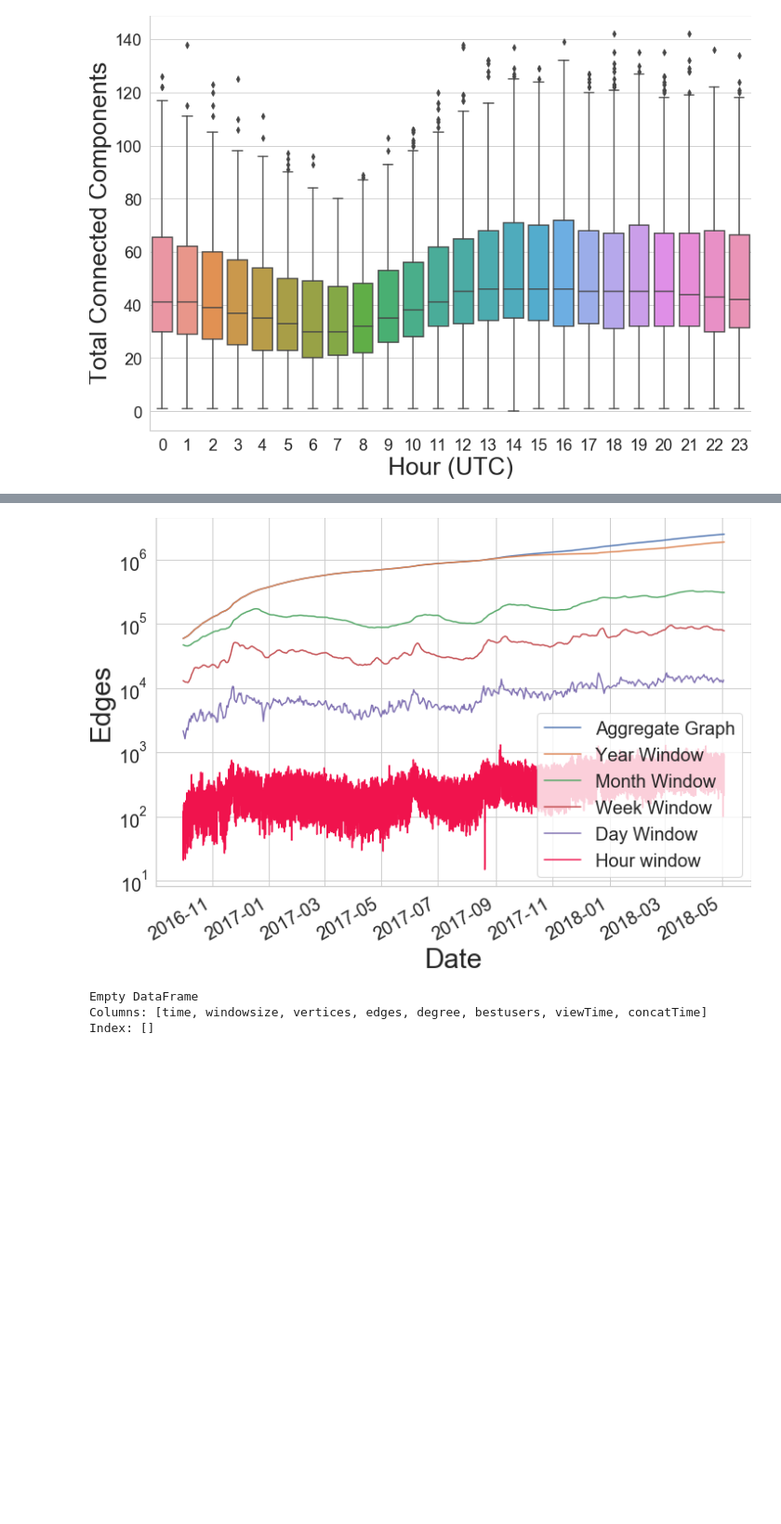
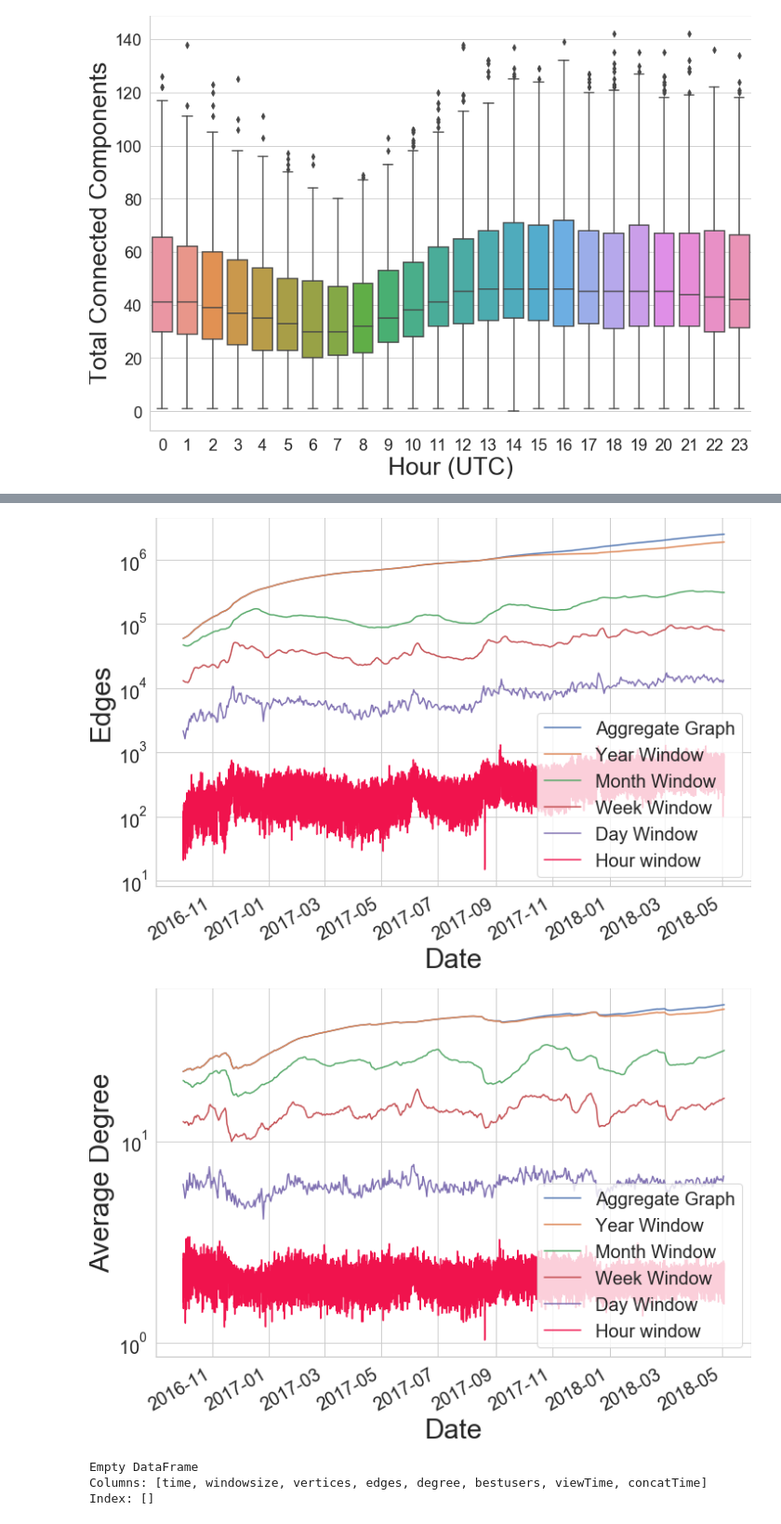
Before and after one commit to miratepuffin/Raphtory-Plots, a Jupyter notebook: Gab Plots.ipynb, the cells around one changed output, grey strips where cells are left out. Shown at 93% size. Saved outputs shown, nothing was run; the diff lists cells and outputs as text; code cells hidden in the pictures; blank space fills up the shorter version.

```diff
--- a/Gab Plots.ipynb
+++ b/Gab Plots.ipynb
@@ -577,6 +496,7 @@ def fullPlot(toPlot,title,x,y,scale,start,end):
         x['index'] = pd.to_datetime(x['time'],unit='ms')
         x.set_index('index', inplace=True)
         x =x[start:end]
+        x['avgdeg']= np.where(x['vertices']<1, x['vertices'], 2*x['edges']/x['vertices'])
         x = x[x[toPlot] != 0]
         x.plot(x='time', y=toPlot,ax=ax, label="Aggregate Graph")
 
@@ -590,6 +510,7 @@ def fullPlot(toPlot,title,x,y,scale,start,end):
         index = 0
         for i in windows:
             y = cc1[cc1['windowsize'] == i]
+            y['avgdeg']= np.where(y['vertices']<1, y['vertices'], 2*y['edges']/y['vertices'])
             #y = y[y[toPlot] != 0]
             y.plot(x='time', y=toPlot,ax=ax, label=labels[index])
             index +=1
@@ -601,34 +522,37 @@ def fullPlot(toPlot,title,x,y,scale,start,end):
         x['time'] = pd.to_datetime(x['time'],unit='ms')
         x.set_index('index', inplace=True)
         x =x[start:end]
+        x['avgdeg']= np.where(x['vertices']<1, x['vertices'], 2*x['edges']/x['vertices'])
         x['hour'] = x.apply(lambda row: int(row['time'].hour),axis=1)
         x = x[x[toPlot] != 0]
         x.plot(x='time', y=toPlot,ax=ax, color="#f0134d", label="Hour window")
 
     #plt.axvline('2016-11-09',linestyle='')
     #plt.axvline('2017-08-11')
     #plt.axvline('2017-08-13')
     plt.legend(fontsize=20, loc='lower right')
     plt.xlabel('Date',fontsize=30)
     plt.rc('xtick',labelsize=20)
     plt.rc('ytick',labelsize=20)
     plt.savefig('graphs/'+toPlot+'.png')
     plt.show()
 
 #x['mean'] = x[toPlot].rolling(window=24,center=False).mean()
 #[0,4,8,12,16,20,24]
 #'2016-07-01': '2018-05-03'
 fullPlot('vertices','Total Number of Vertices','Date','Number of Vertices','log','2016-09-30 23:00:00','2018-10-30')
 fullPlot('edges', 'Total Number of Edges', 'Date', 'Edges', 'log','2016-09-30 23:00:00','2018-10-30')
+fullPlot('avgdeg', 'Average Degree', 'Date', 'Average Degree', 'log','2016-09-30 23:00:00','2018-10-30')
 
 #fullPlot('biggest','Biggest Connected Component size','Date','Largest connected Component','log','2016-09-30 23:00:00','2018-10-30')
 
 #fullPlot('totalWithoutIslands','Total Connected Components','Date','Total Connected Components','linear')
 
 #fullPlot('clustersGT2','Total Connected Components with a size > 2','Date','Total Connected Components with size > 2','linear')
 # %% [output]
 [figure]
 [figure]
+[figure, added]
 # %%
 def fullPlot(toPlot,title,x,y,scale,start,end):
     windows = [31536000000,2592000000,604800000, 86400000]
```
Also changed, not shown: parts of 9 cells of this notebook, 6 other files.
